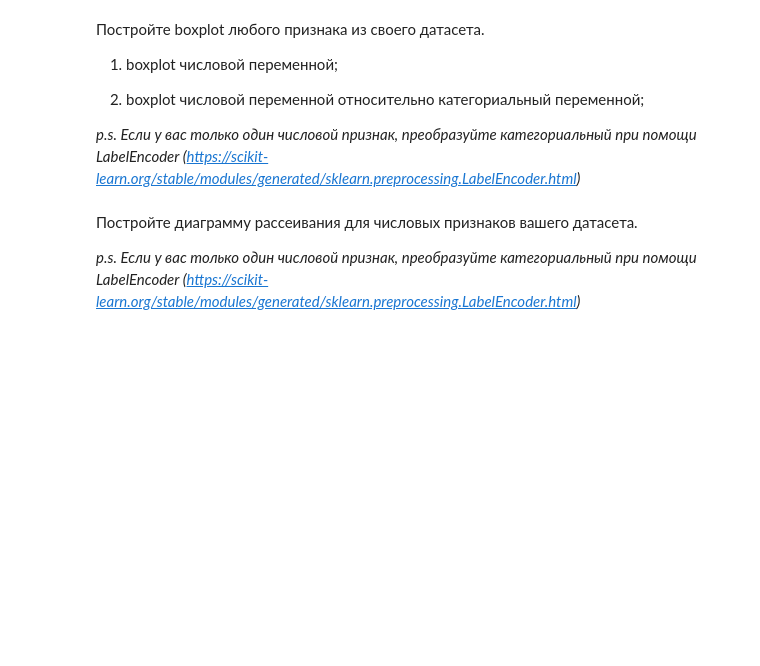
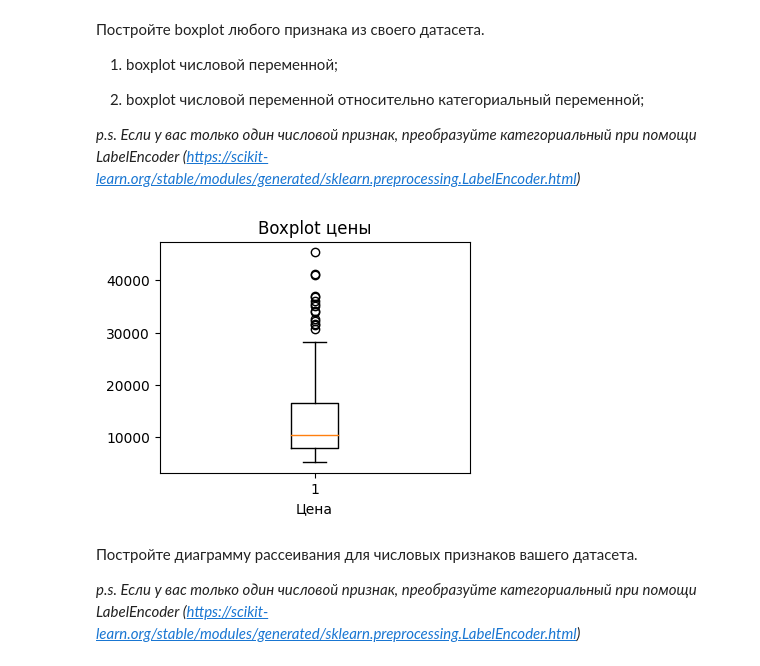
Before and after one commit to Dekamonia/MachineLearning, a Jupyter notebook: lab2/lab02.ipynb, the cells around one changed output. Saved outputs shown, nothing was run; the diff lists cells and outputs as text; code cells hidden in the pictures; blank space fills up the shorter version.

```diff
--- a/lab2/lab02.ipynb
+++ b/lab2/lab02.ipynb
@@ -176,3 +173,11 @@ Example: видим, что среднее и отклонение различ
+# %%
+plt.figure(figsize=(4, 3))
+plt.boxplot(df['price'])
+plt.title('Boxplot цены')
+plt.xlabel('Цена')
+plt.show()
+# %% [output]
+[figure, added]
 # %%
 """
 
```
Also changed, not shown: parts of 8 cells of this notebook.
